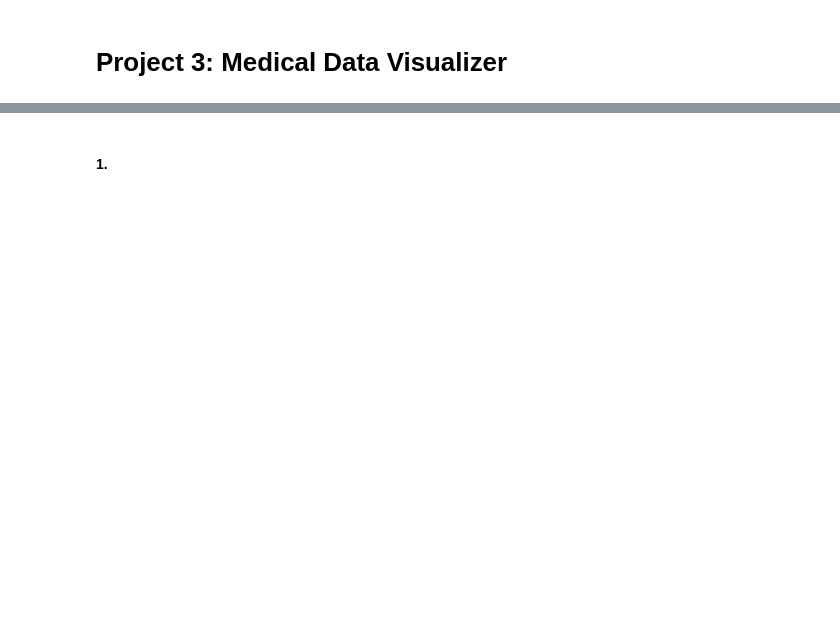
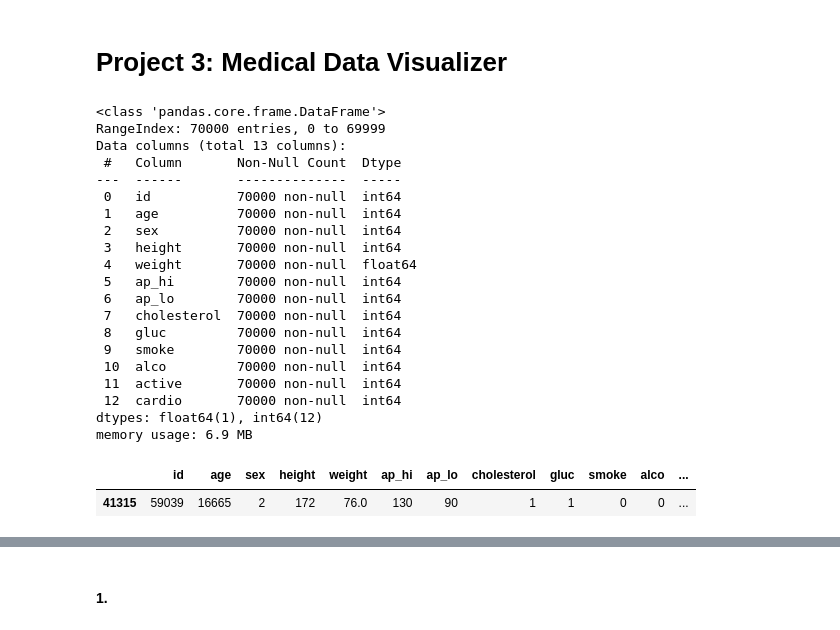
Before and after one commit to MIKRAMS1984/Free-code-camp, a Jupyter notebook: project 3 Medical Data Visualizer/Project 3 Medical Data Visualizer.ipynb, the cells around one changed output, grey strips where cells are left out. Saved outputs shown, nothing was run; the diff lists cells and outputs as text; code cells hidden in the pictures; blank space fills up the shorter version.

```diff
--- a/project 3 Medical Data Visualizer/Project 3 Medical Data Visualizer.ipynb
+++ b/project 3 Medical Data Visualizer/Project 3 Medical Data Visualizer.ipynb
@@ -3,5 +3,34 @@
 # %%
 import pandas as pd
 import numpy as np
 import matplotlib.pyplot as plt
 import seaborn as sns
+
+# read csv file
+df = pd.read_csv('medical_examination.csv')
+df.info()
+df.head()
+df.sample()
+# %% [output]
+<class 'pandas.core.frame.DataFrame'>
+RangeIndex: 70000 entries, 0 to 69999
+Data columns (total 13 columns):
+ #   Column       Non-Null Count  Dtype
+---  ------       --------------  -----
+ 0   id           70000 non-null  int64
+ 1   age          70000 non-null  int64
+ 2   sex          70000 non-null  int64
+ 3   height       70000 non-null  int64
+ 4   weight       70000 non-null  float64
+ 5   ap_hi        70000 non-null  int64
+ 6   ap_lo        70000 non-null  int64
+ 7   cholesterol  70000 non-null  int64
+ 8   gluc         70000 non-null  int64
+ 9   smoke        70000 non-null  int64
+ 10  alco         70000 non-null  int64
+ 11  active       70000 non-null  int64
+ 12  cardio       70000 non-null  int64
+dtypes: float64(1), int64(12)
+memory usage: 6.9 MB
+|  | id | age | sex | height | weight | ap_hi | ap_lo | cholesterol | gluc | smoke | alco | ... |
+| 41315 | 59039 | 16665 | 2 | 172 | 76.0 | 130 | 90 | 1 | 1 | 0 | 0 | ... |
```
Also changed, not shown: parts of 14 cells of this notebook, 2 other files.
